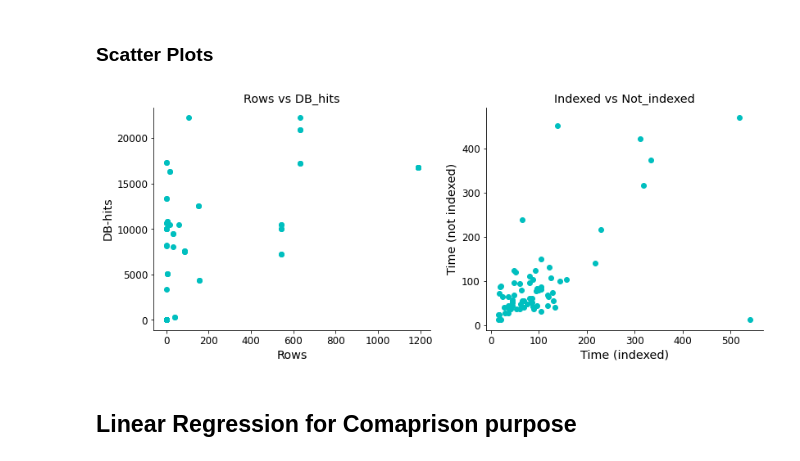
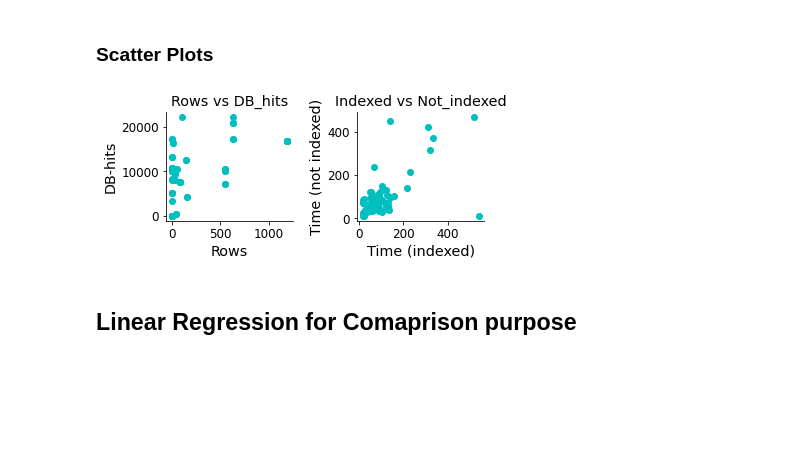
Before and after one commit to clumsyspeedboat/Graph-database-Analytics-Neo4j, a Jupyter notebook: Query Analysis/Query_analysis_python.ipynb, the cells around one changed output. Cells and saved outputs as stored; diff of their text form; code cells hidden in the pictures; blank space fills up the shorter version.

```diff
--- a/Query Analysis/Query_analysis_python.ipynb
+++ b/Query Analysis/Query_analysis_python.ipynb
@@ -12,7 +16,7 @@ from sklearn.linear_model import LinearRegression
 # %%
 # Read data
 
-df = pd.read_csv("/Users/mac/Desktop/neo4j_rahul_With/Data_Exploration/query_data.csv")
+df = pd.read_csv(r"C:\Users\49171\Desktop\Graph-database-Analytics-Neo4j\Query Analysis\query_data.csv")
 # %%
 df.dropna(inplace=True) #drop Null values from data
 df.reset_index(inplace=True) #Reset indexes
@@ -22,7 +26,7 @@ df.reset_index(inplace=True) #Reset indexes
 ### Histogram
 # %%
 # Parameters for Manual tuning of the graph
-rcParams['figure.figsize']= 6,4
+rcParams['figure.figsize']= 7,4.5
 rcParams['axes.spines.top'] = False
 rcParams['axes.spines.right'] = False
 rcParams['lines.linewidth'] = 10
@@ -48,11 +52,11 @@ plt.title('Memory')
 # Time (not indexed)
 plt.subplot(2,3,4)
 plt.hist(df['time_not_ind'], alpha=0.7)
-plt.title('Time (not-indxed)')
+plt.title('Time (not-indexed)')
 # Time (indexed)
 plt.subplot(2,3,5)
 plt.hist(df['time_ind'], alpha=0.7)
-plt.title('Time (indxed)')
+plt.title('Time (indexed)')
 # Time (difference)
 plt.subplot(2,3,6)
 plt.hist(df['time(not_ind-ind)'], alpha=0.7)
@@ -184,29 +184,29 @@ NameError: name 'sns' is not defined
 # %%
 # Parameters
 rcParams['axes.titlesize'] = 'x-large'
 rcParams['axes.labelsize'] = 'x-large'
 rcParams['xtick.labelsize'] = 'large'
 rcParams['ytick.labelsize'] = 'large'
 
 # Size of figure
-fig, (ax1, ax2) = plt.subplots(nrows=1, ncols=2, figsize=(7, 5))
-plt.subplots_adjust(left=None, bottom=None, right=1.6, top=None, wspace=None, hspace=None)
+fig, (ax1, ax2) = plt.subplots(nrows=1, ncols=2, figsize=(3, 2))
+plt.subplots_adjust(left=None, bottom=None, right=1.6, top=None, wspace=0.5, hspace=None)
 
 # Plot on axes 1
 ax1.scatter(x = df.Rows, y= df.DB_hits)
 ax1.set_xlabel("Rows")
 ax1.set_ylabel("DB-hits")
 ax1.set_title('Rows vs DB_hits')
 
 # Plot on axes 2
 ax2.scatter(x = df.time_ind, y= df.time_not_ind)
 ax2.set_xlabel("Time (indexed)")
 ax2.set_ylabel("Time (not indexed)")
 ax2.set_title('Indexed vs Not_indexed')
 
 plt.show()
 # %% [output]
-[figure, old version]
+[figure, new version]
 # %% [markdown]
 ## Linear Regression for Comaprison purpose
 # %% [markdown]
```
Also changed, not shown: parts of 7 cells of this notebook.
